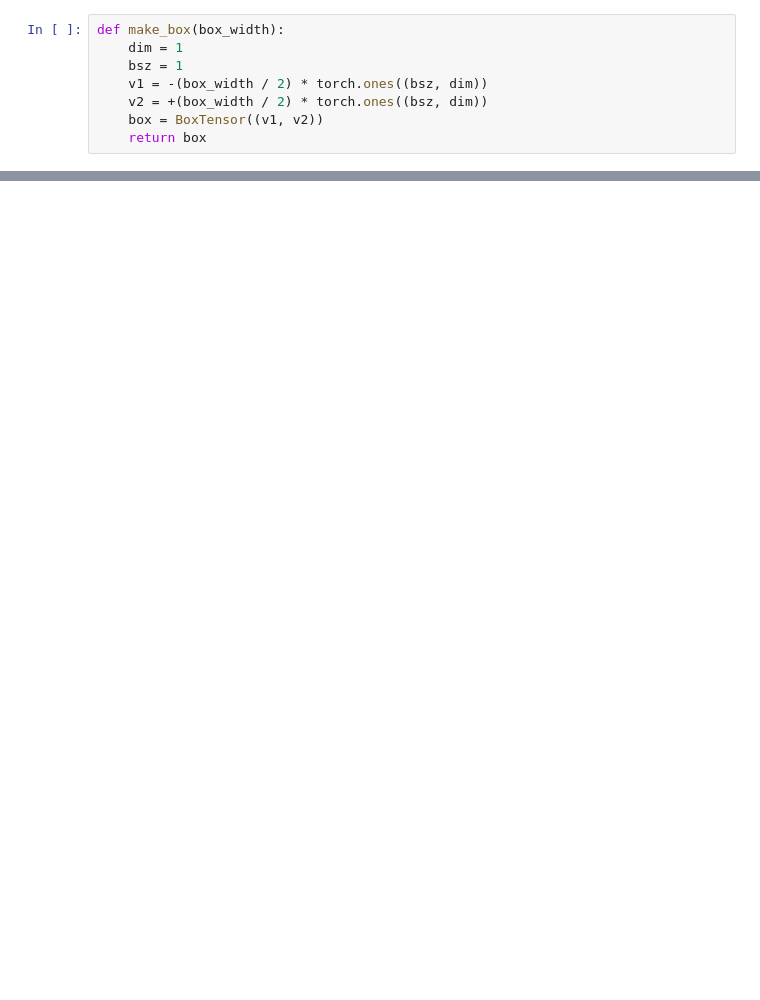
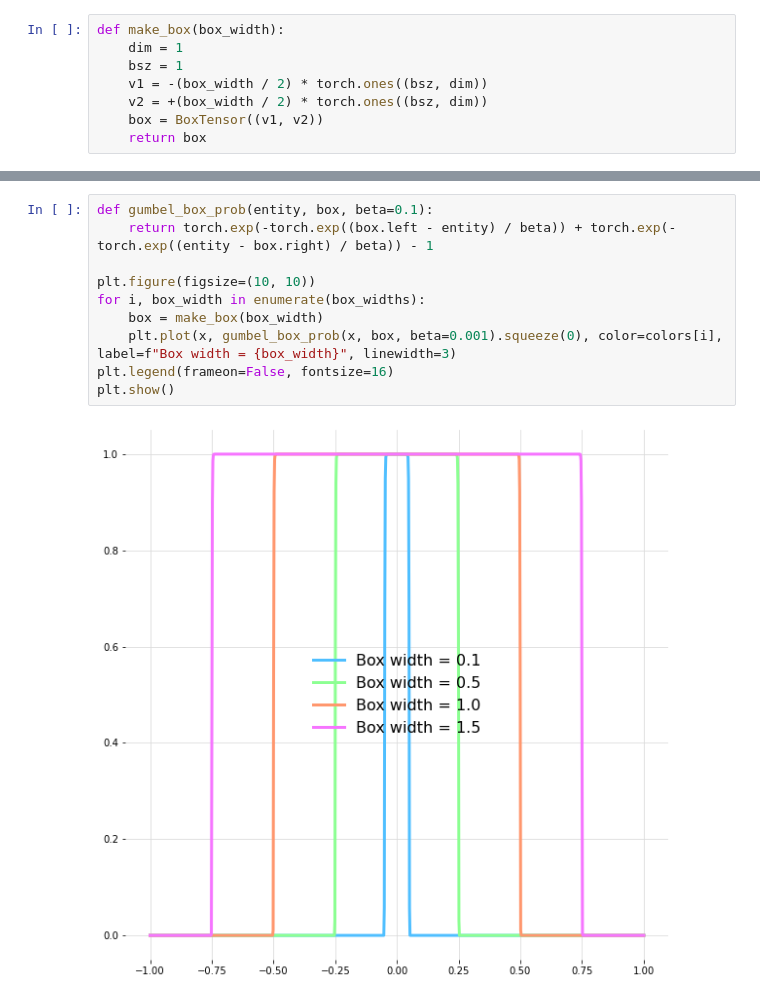
Before and after one commit to facebookresearch/BELA, a Jupyter notebook: duck/notebooks/box_dist_fn.ipynb, the cells around one changed output, grey strips where cells are left out. Drawn from its saved outputs; the diff is of its cells as text; blank space fills up the shorter version.

```diff
--- a/duck/notebooks/box_dist_fn.ipynb
+++ b/duck/notebooks/box_dist_fn.ipynb
@@ -49,0 +70,12 @@ plt.show()
+# %%
+def gumbel_box_prob(entity, box, beta=0.1):
+    return torch.exp(-torch.exp((box.left - entity) / beta)) + torch.exp(-torch.exp((entity - box.right) / beta)) - 1
+
+plt.figure(figsize=(10, 10))
+for i, box_width in enumerate(box_widths):
+    box = make_box(box_width)
+    plt.plot(x, gumbel_box_prob(x, box, beta=0.001).squeeze(0), color=colors[i], label=f"Box width = {box_width}", linewidth=3)
+plt.legend(frameon=False, fontsize=16)
+plt.show()
+# %% [output]
+[figure, added]
```
Also changed, not shown: parts of 5 cells of this notebook, 3 other files.
